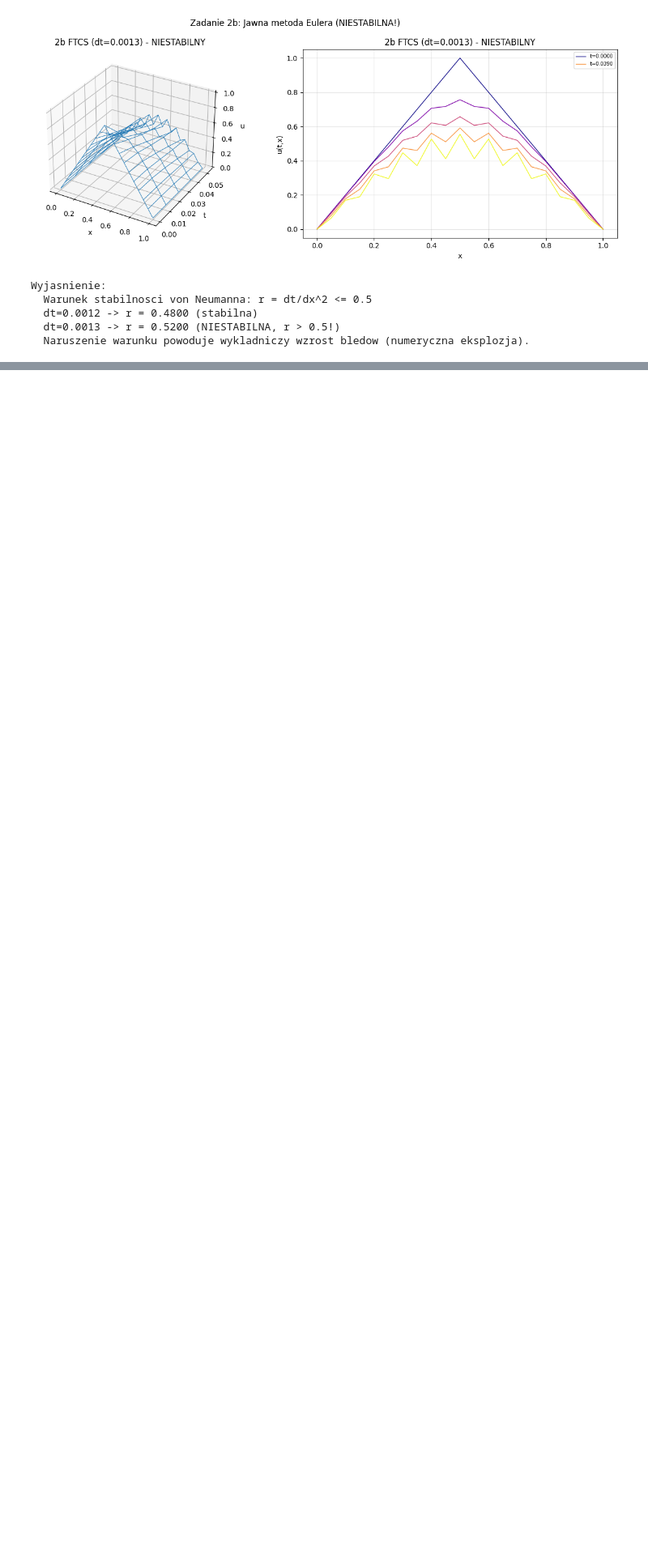
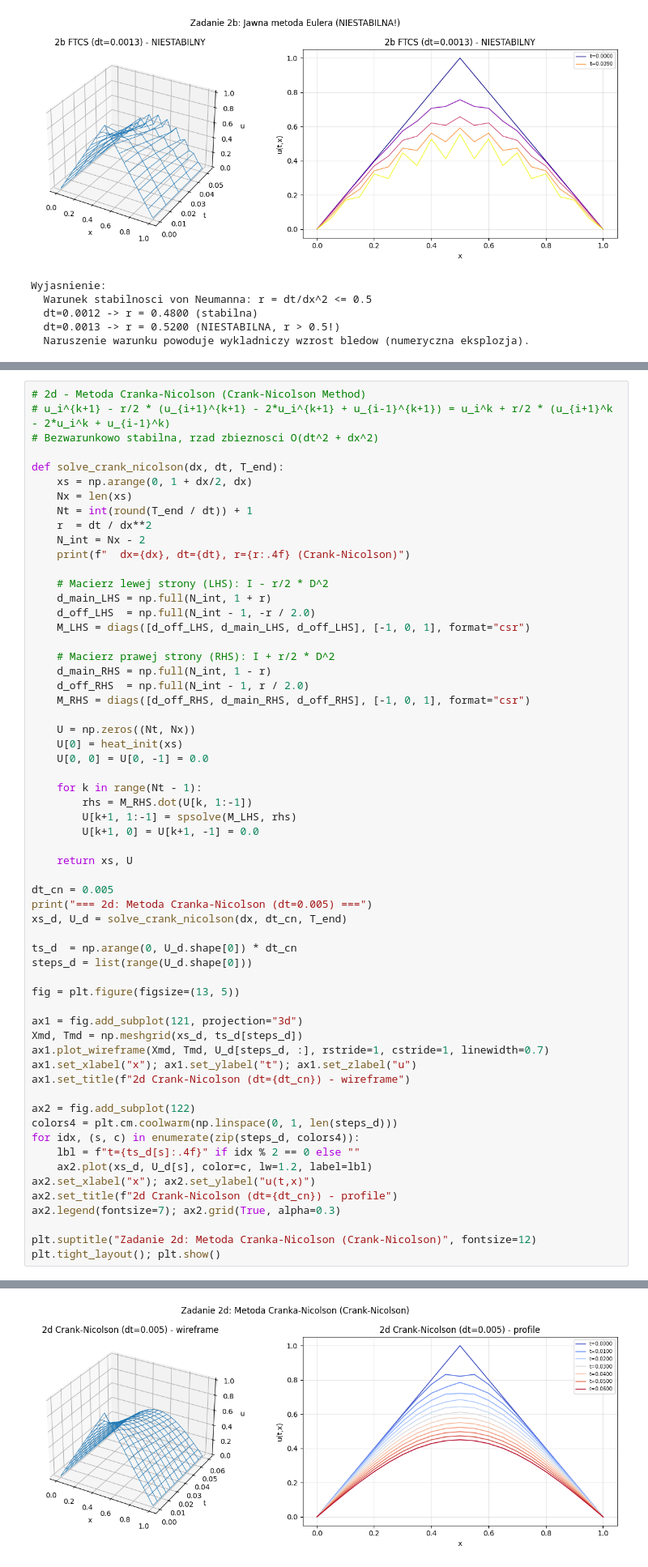
Before and after one commit to mateuszstoch/AGH, a Jupyter notebook: MOwNiT/lab12/lab12.ipynb, the cells around one changed output, grey strips where cells are left out. Shown at 81% size. Cells and saved outputs as stored; diff of their text form; blank space fills up the shorter version.

```diff
--- a/MOwNiT/lab12/lab12.ipynb
+++ b/MOwNiT/lab12/lab12.ipynb
@@ -391,3 +391,64 @@ Podsumowanie:
   Jawna  FTCS: wymaga dt <= 0.00125 (r <= 0.5)
   Niejawna BTCS: stabilna dla dowolnego dt
   Koszt: rozwiazywanie trojdiagonalnego ukladu O(N) w kazdym kroku.
+# %%
+# 2d - Metoda Cranka-Nicolson (Crank-Nicolson Method)
+# u_i^{k+1} - r/2 * (u_{i+1}^{k+1} - 2*u_i^{k+1} + u_{i-1}^{k+1}) = u_i^k + r/2 * (u_{i+1}^k - 2*u_i^k + u_{i-1}^k)
+# Bezwarunkowo stabilna, rzad zbieznosci O(dt^2 + dx^2)
+
+def solve_crank_nicolson(dx, dt, T_end):
+    xs = np.arange(0, 1 + dx/2, dx)
+    Nx = len(xs)
+    Nt = int(round(T_end / dt)) + 1
+    r  = dt / dx**2
+    N_int = Nx - 2
+    print(f"  dx={dx}, dt={dt}, r={r:.4f} (Crank-Nicolson)")
+
+    # Macierz lewej strony (LHS): I - r/2 * D^2
+    d_main_LHS = np.full(N_int, 1 + r)
+    d_off_LHS  = np.full(N_int - 1, -r / 2.0)
+    M_LHS = diags([d_off_LHS, d_main_LHS, d_off_LHS], [-1, 0, 1], format="csr")
+
+    # Macierz prawej strony (RHS): I + r/2 * D^2
+    d_main_RHS = np.full(N_int, 1 - r)
+    d_off_RHS  = np.full(N_int - 1, r / 2.0)
+    M_RHS = diags([d_off_RHS, d_main_RHS, d_off_RHS], [-1, 0, 1], format="csr")
+
+    U = np.zeros((Nt, Nx))
+    U[0] = heat_init(xs)
+    U[0, 0] = U[0, -1] = 0.0
+
+    for k in range(Nt - 1):
+        rhs = M_RHS.dot(U[k, 1:-1])
+        U[k+1, 1:-1] = spsolve(M_LHS, rhs)
+        U[k+1, 0] = U[k+1, -1] = 0.0
+
+    return xs, U
+
+dt_cn = 0.005
+print("=== 2d: Metoda Cranka-Nicolson (dt=0.005) ===")
+xs_d, U_d = solve_crank_nicolson(dx, dt_cn, T_end)
+
+ts_d  = np.arange(0, U_d.shape[0]) * dt_cn
+steps_d = list(range(U_d.shape[0]))
+
+fig = plt.figure(figsize=(13, 5))
+
+ax1 = fig.add_subplot(121, projection="3d")
+Xmd, Tmd = np.meshgrid(xs_d, ts_d[steps_d])
+ax1.plot_wireframe(Xmd, Tmd, U_d[steps_d, :], rstride=1, cstride=1, linewidth=0.7)
+ax1.set_xlabel("x"); ax1.set_ylabel("t"); ax1.set_zlabel("u")
+ax1.set_title(f"2d Crank-Nicolson (dt={dt_cn}) - wireframe")
+
+ax2 = fig.add_subplot(122)
+colors4 = plt.cm.coolwarm(np.linspace(0, 1, len(steps_d)))
+for idx, (s, c) in enumerate(zip(steps_d, colors4)):
+    lbl = f"t={ts_d[s]:.4f}" if idx % 2 == 0 else ""
+    ax2.plot(xs_d, U_d[s], color=c, lw=1.2, label=lbl)
+ax2.set_xlabel("x"); ax2.set_ylabel("u(t,x)")
+ax2.set_title(f"2d Crank-Nicolson (dt={dt_cn}) - profile")
+ax2.legend(fontsize=7); ax2.grid(True, alpha=0.3)
+
+plt.suptitle("Zadanie 2d: Metoda Cranka-Nicolson (Crank-Nicolson)", fontsize=12)
+plt.tight_layout(); plt.show()
+# %% [output]
@@ -393,0 +457 @@ Podsumowanie:
+[figure, added]
```
Also changed, not shown: parts of 5 cells of this notebook, 5 other files.
